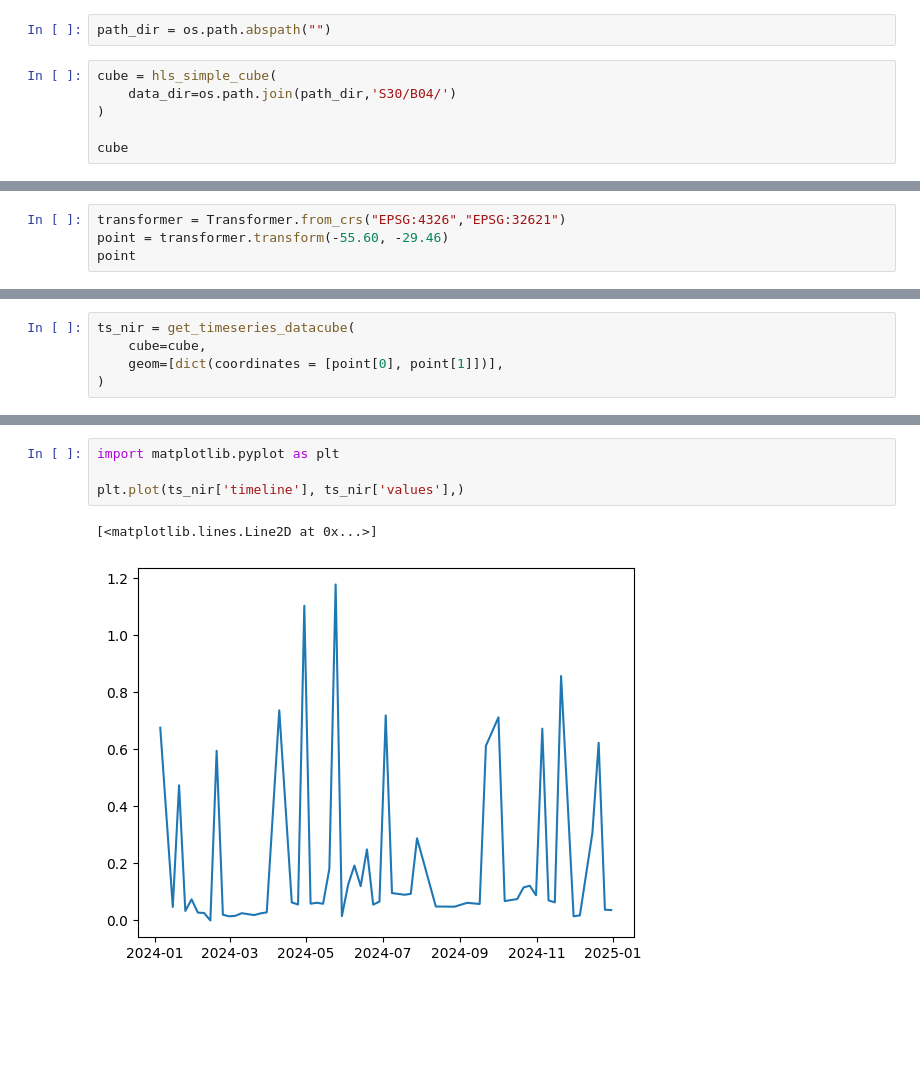
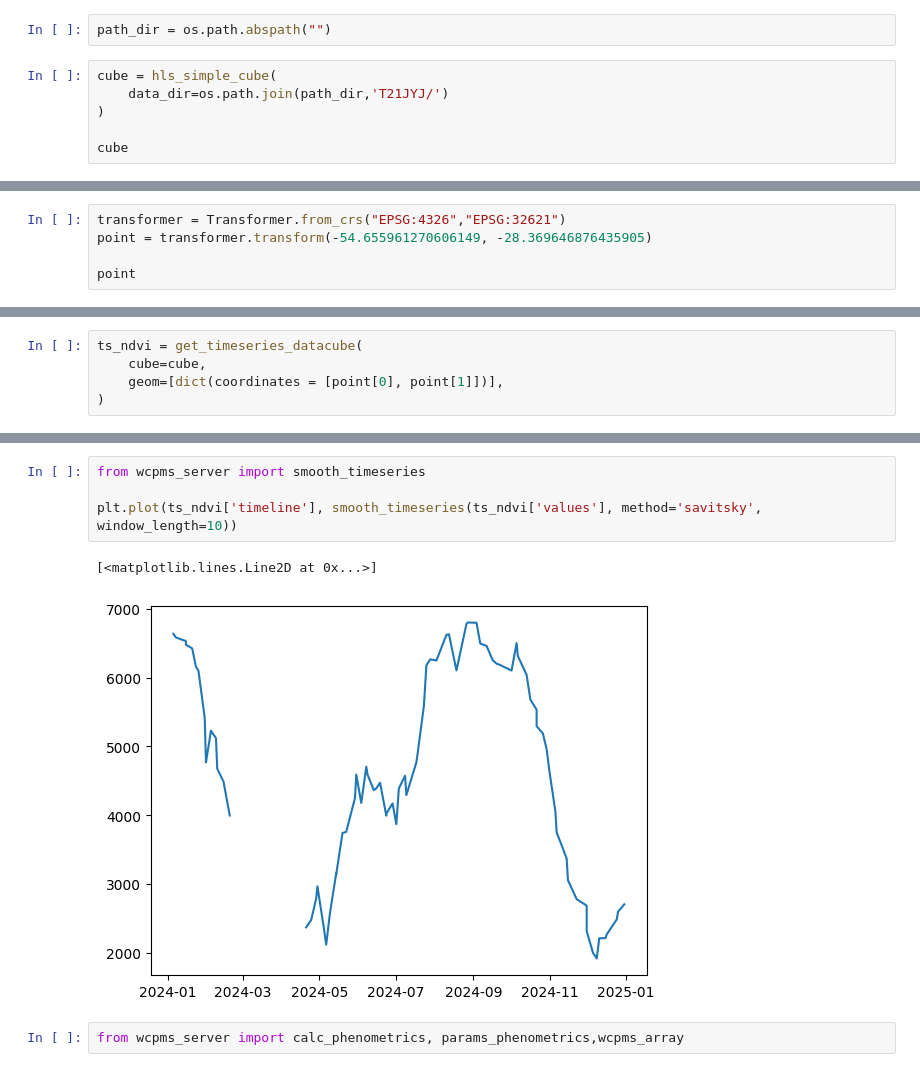
Before and after one commit to GSansigolo/simplecube, a Jupyter notebook: notebooks/simplecube-hls-timeseries.ipynb, the cells around one changed output, grey strips where cells are left out. Drawn from its saved outputs; the diff is of its cells as text; blank space fills up the shorter version.

Commit message:
finish hls timeseries notebook

```diff
--- a/notebooks/simplecube-hls-timeseries.ipynb
+++ b/notebooks/simplecube-hls-timeseries.ipynb
@@ -31,7 +32,7 @@ import os
 path_dir = os.path.abspath("")
 # %%
 cube = hls_simple_cube(
-    data_dir=os.path.join(path_dir,'S30/B04/')
+    data_dir=os.path.join(path_dir,'T21JYJ/')
 )
 
 cube
@@ -49,5 +50,6 @@ Data variables:
 # %%
 transformer = Transformer.from_crs("EPSG:4326","EPSG:32621")
-point = transformer.transform(-55.60, -29.46)
+point = transformer.transform(-54.655961270606149, -28.369646876435905)
+
 point
 # %% [output]
@@ -55,5 +57,5 @@ point
 # %%
-ts_nir = get_timeseries_datacube(
+ts_ndvi = get_timeseries_datacube(
     cube=cube,
     geom=[dict(coordinates = [point[0], point[1]])],
 )
@@ -60,7 +69,9 @@ ts_nir = get_timeseries_datacube(
 # %%
-import matplotlib.pyplot as plt
+from wcpms_server import smooth_timeseries
 
-plt.plot(ts_nir['timeline'], ts_nir['values'],)
+plt.plot(ts_ndvi['timeline'], smooth_timeseries(ts_ndvi['values'], method='savitsky', window_length=10))
 # %% [output]
 [<matplotlib.lines.Line2D at 0x...>]
-[figure, old version]
+[figure, new version]
+# %%
+from wcpms_server import calc_phenometrics, params_phenometrics,wcpms_array
```
Also changed, not shown: parts of 11 cells of this notebook, 5 other files.
